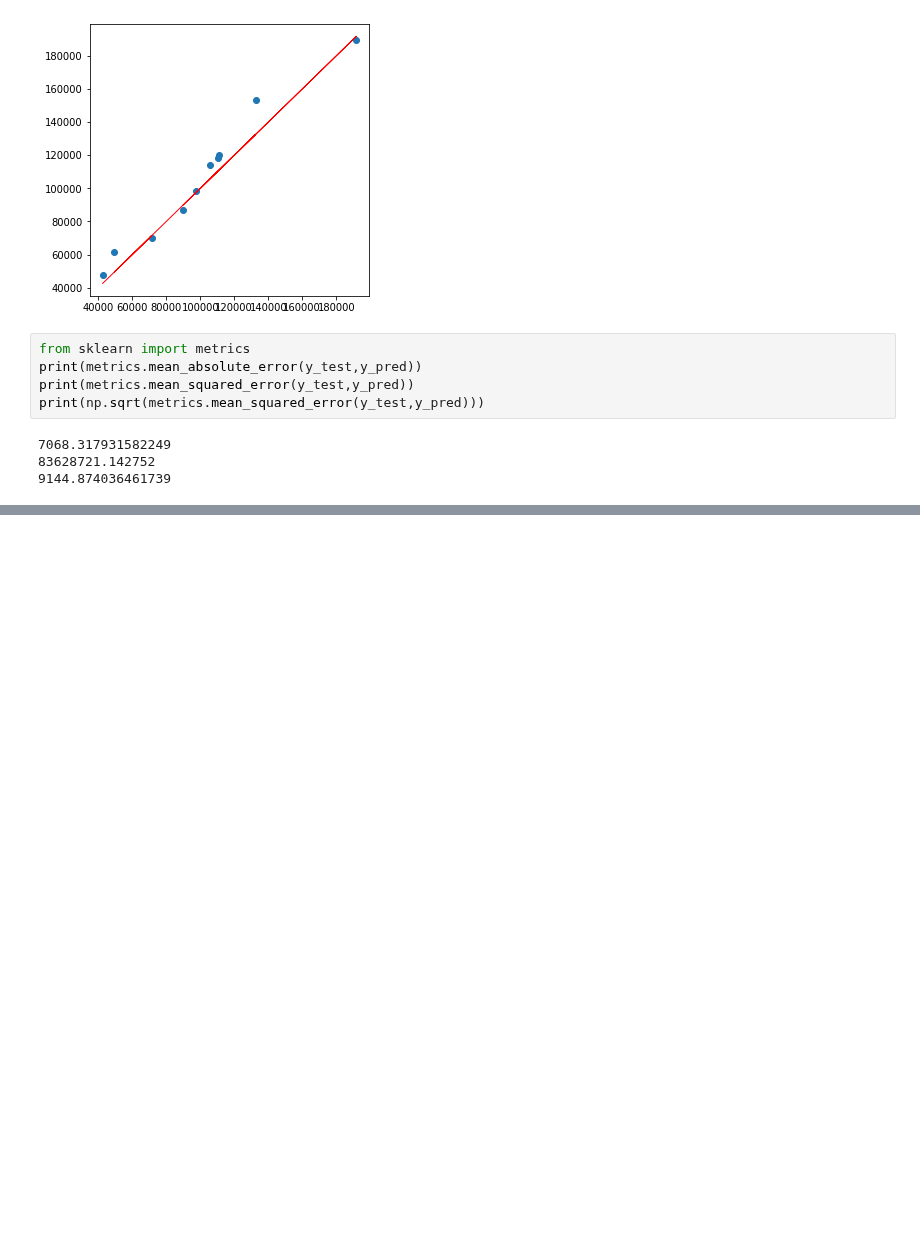
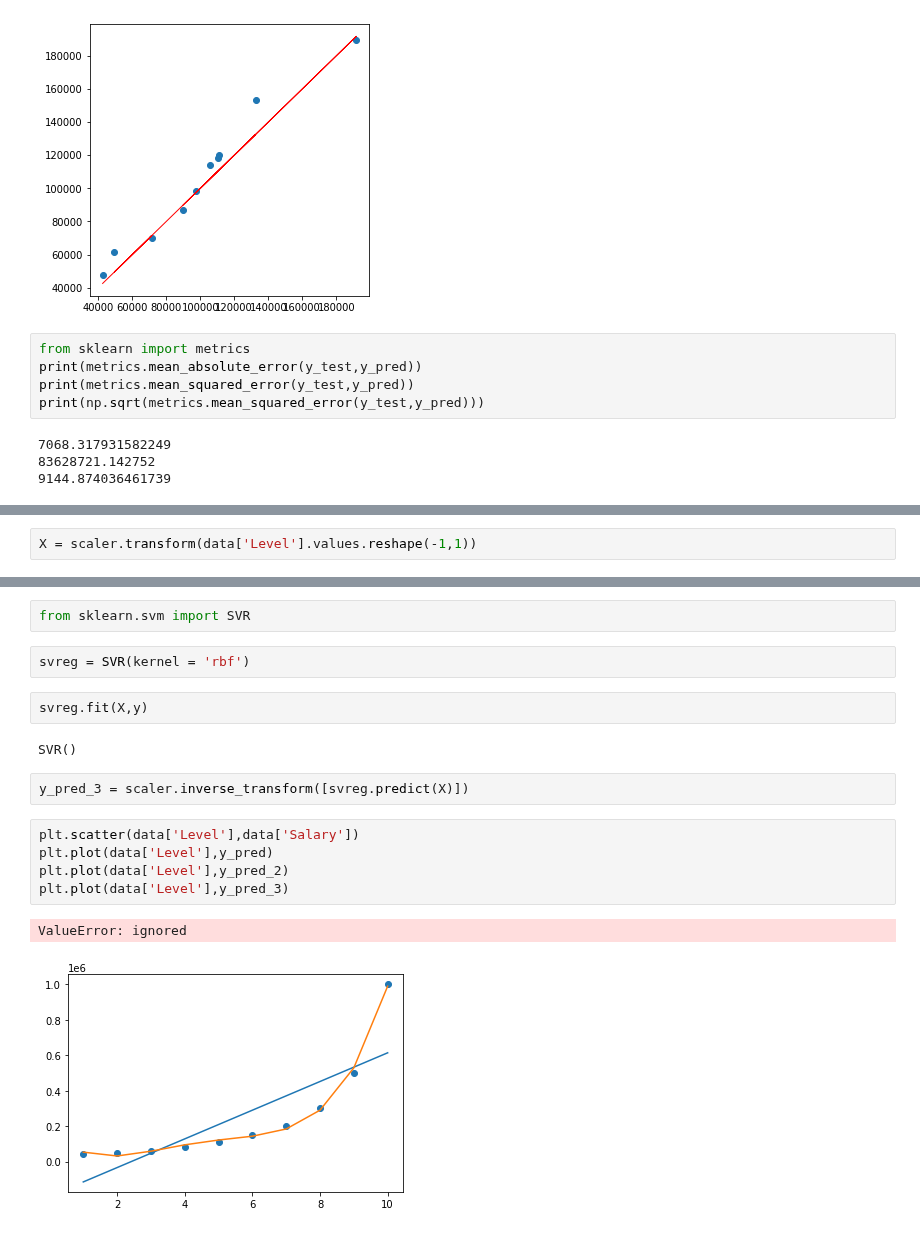
Before and after one commit to kozz84/Udemy, a Jupyter notebook: Machine_Learning_A_Z.ipynb, the cells around one changed output, grey strips where cells are left out. Drawn from its saved outputs; the diff is of its cells as text; blank space fills up the shorter version.

```diff
--- a/Machine_Learning_A_Z.ipynb
+++ b/Machine_Learning_A_Z.ipynb
@@ -234,0 +373,2 @@ print(np.sqrt(metrics.mean_squared_error(y_test,y_pred)))
+# %%
+X = scaler.transform(data['Level'].values.reshape(-1,1))
@@ -234,0 +388,18 @@ print(np.sqrt(metrics.mean_squared_error(y_test,y_pred)))
+# %%
+from sklearn.svm import SVR
+# %%
+svreg = SVR(kernel = 'rbf')
+# %%
+svreg.fit(X,y)
+# %% [output]
+SVR()
+# %%
+y_pred_3 = scaler.inverse_transform([svreg.predict(X)])
+# %%
+plt.scatter(data['Level'],data['Salary'])
+plt.plot(data['Level'],y_pred)
+plt.plot(data['Level'],y_pred_2)
+plt.plot(data['Level'],y_pred_3)
+# %% [output]
+ValueError: ignored
+[figure, added]
```
Also changed, not shown: parts of 32 cells of this notebook.
